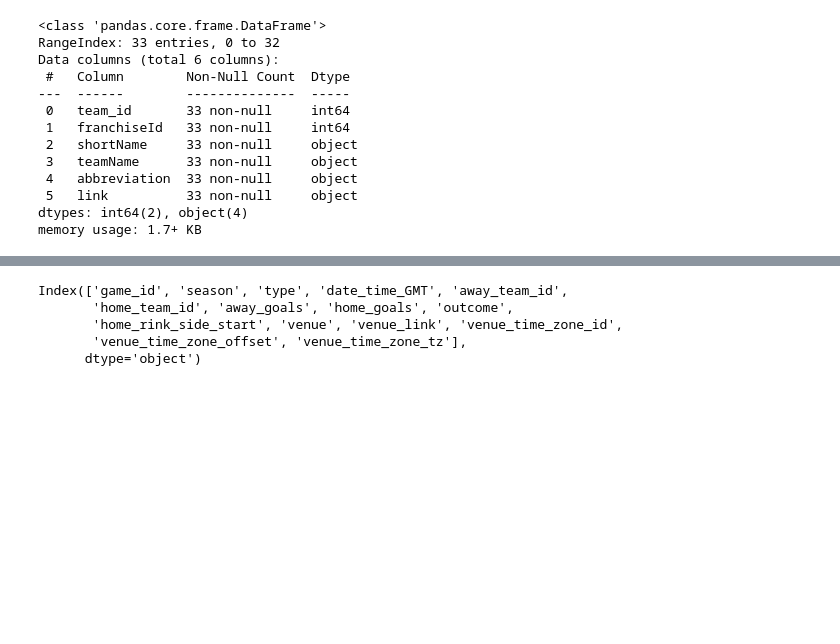
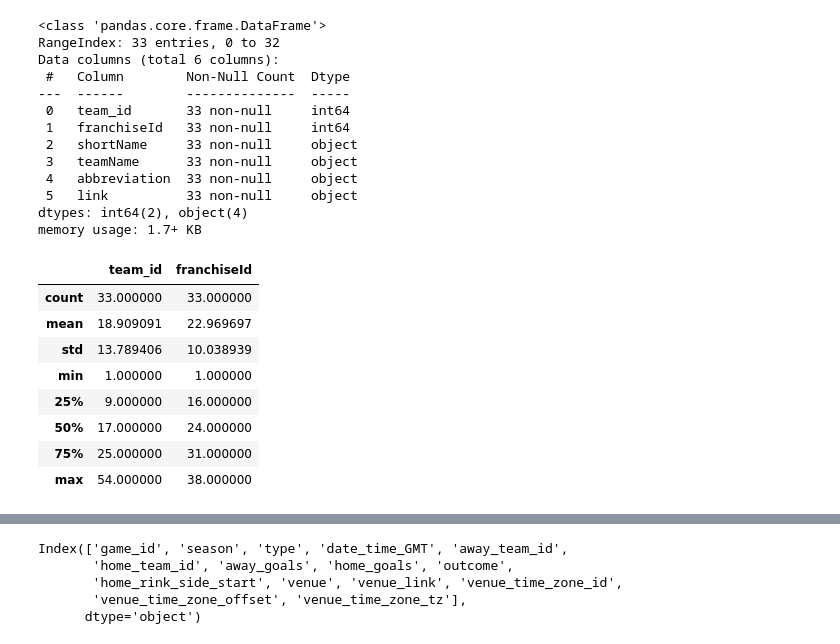
Before and after one commit to rosnibhanu/tech_project, a Jupyter notebook: mini_project-1.ipynb, the cells around one changed output, grey strips where cells are left out. Saved outputs shown, nothing was run; the diff lists cells and outputs as text; code cells hidden in the pictures; blank space fills up the shorter version.

```diff
--- a/mini_project-1.ipynb
+++ b/mini_project-1.ipynb
@@ -37,5 +37,17 @@ Data columns (total 6 columns):
  5   link          33 non-null     object
 dtypes: int64(2), object(4)
 memory usage: 1.7+ KB
+# %%
+teams_df.describe()
+# %% [output]
+|  | team_id | franchiseId |
+| count | 33.000000 | 33.000000 |
+| mean | 18.909091 | 22.969697 |
+| std | 13.789406 | 10.038939 |
+| min | 1.000000 | 1.000000 |
+| 25% | 9.000000 | 16.000000 |
+| 50% | 17.000000 | 24.000000 |
+| 75% | 25.000000 | 31.000000 |
+| max | 54.000000 | 38.000000 |
 # %%
 games= pd.read_csv("C:/Users/Ros/Desktop/JDC/mini project/archive (1)/game.csv")
```
Also changed, not shown: parts of 6 cells of this notebook, 1 other file.
